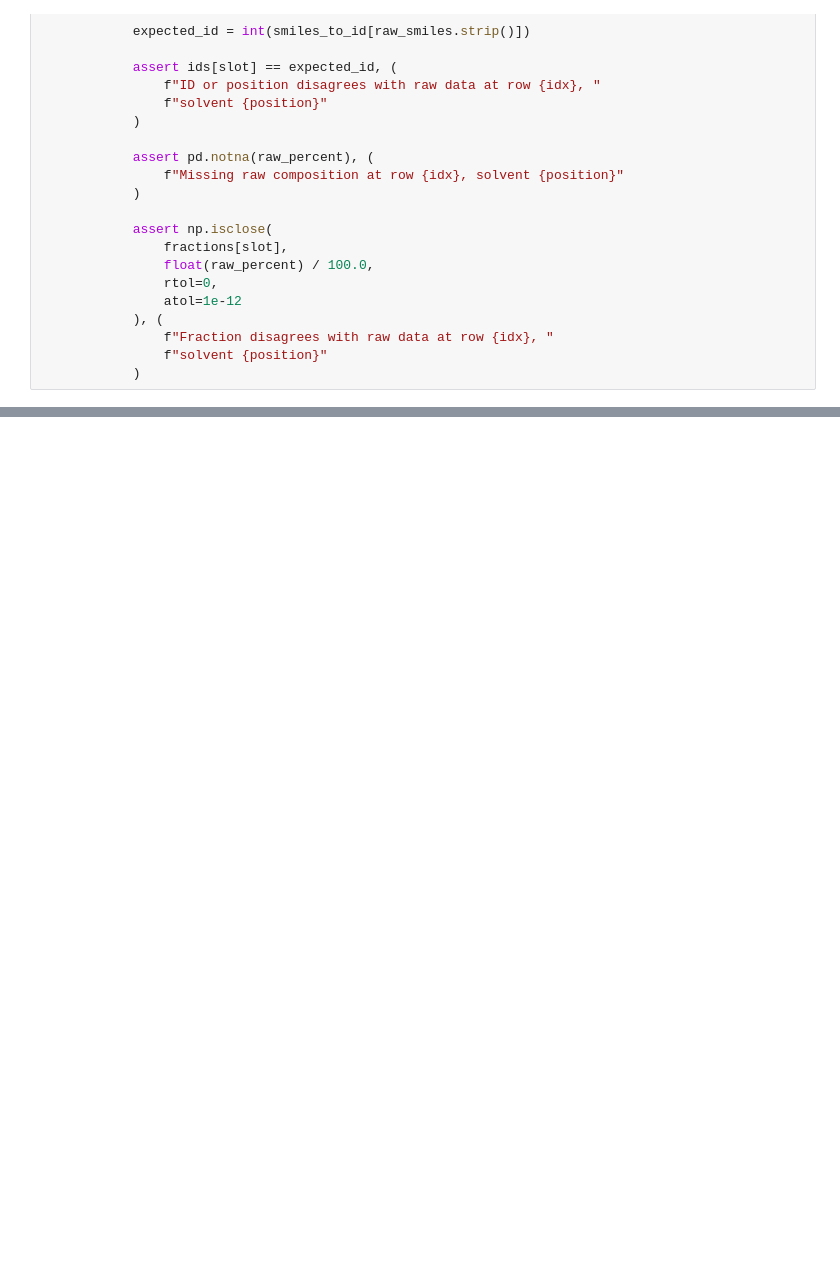
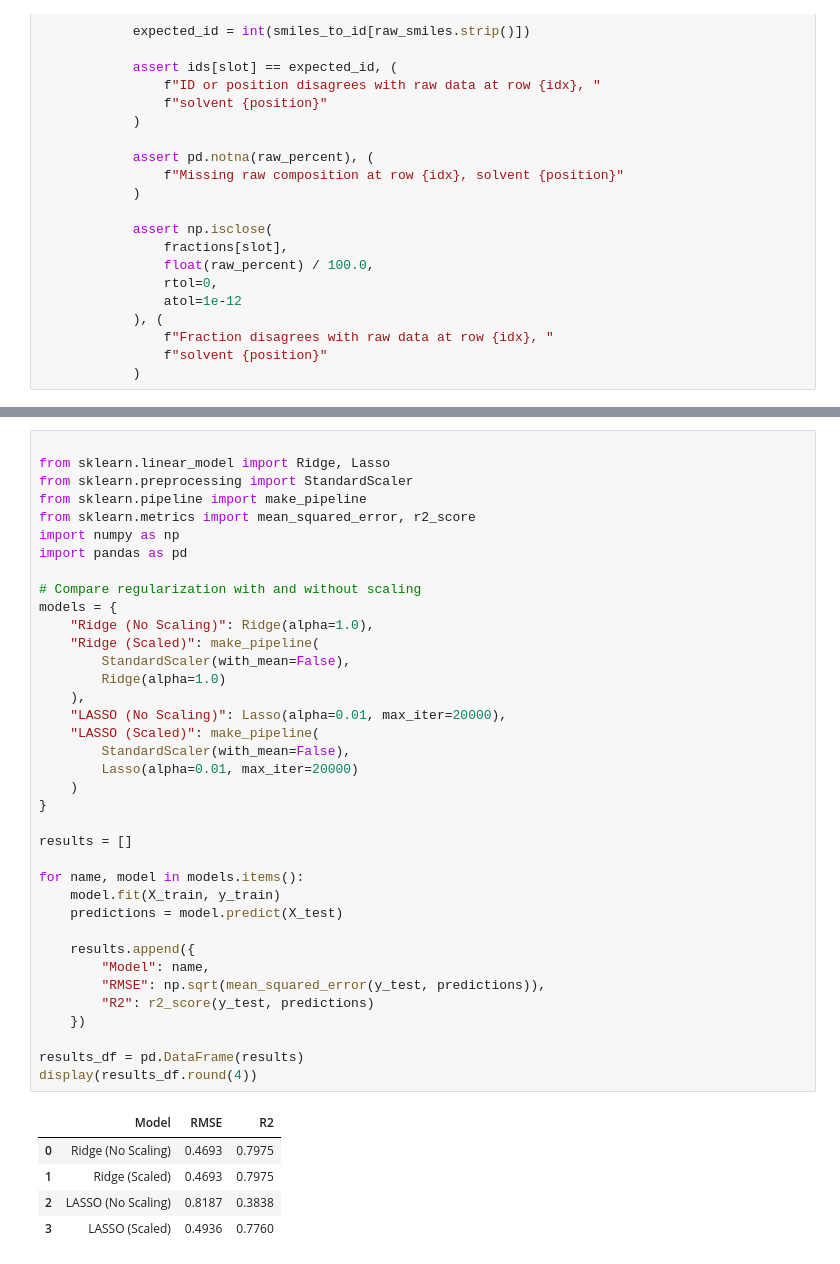
Before and after one commit to nami-nia/CHE1147-Data-Science-Project, a Jupyter notebook: CheMixHub_EDA_Cleaning.ipynb, the cells around one changed output, grey strips where cells are left out. Drawn from its saved outputs; the diff is of its cells as text; blank space fills up the shorter version.

```diff
--- a/CheMixHub_EDA_Cleaning.ipynb
+++ b/CheMixHub_EDA_Cleaning.ipynb
@@ -1763,0 +2329,43 @@ print("\nFinal dataset and outlier policy report saved.")
+# %%
+
+from sklearn.linear_model import Ridge, Lasso
+from sklearn.preprocessing import StandardScaler
+from sklearn.pipeline import make_pipeline
+from sklearn.metrics import mean_squared_error, r2_score
+import numpy as np
+import pandas as pd
+
+# Compare regularization with and without scaling
+models = {
+    "Ridge (No Scaling)": Ridge(alpha=1.0),
+    "Ridge (Scaled)": make_pipeline(
+        StandardScaler(with_mean=False),
+        Ridge(alpha=1.0)
+    ),
+    "LASSO (No Scaling)": Lasso(alpha=0.01, max_iter=20000),
+    "LASSO (Scaled)": make_pipeline(
+        StandardScaler(with_mean=False),
+        Lasso(alpha=0.01, max_iter=20000)
+    )
+}
+
+results = []
+
+for name, model in models.items():
+    model.fit(X_train, y_train)
+    predictions = model.predict(X_test)
+
+    results.append({
+        "Model": name,
+        "RMSE": np.sqrt(mean_squared_error(y_test, predictions)),
+        "R2": r2_score(y_test, predictions)
+    })
+
+results_df = pd.DataFrame(results)
+display(results_df.round(4))
+# %% [output]
+|  | Model | RMSE | R2 |
+| 0 | Ridge (No Scaling) | 0.4693 | 0.7975 |
+| 1 | Ridge (Scaled) | 0.4693 | 0.7975 |
+| 2 | LASSO (No Scaling) | 0.8187 | 0.3838 |
+| 3 | LASSO (Scaled) | 0.4936 | 0.7760 |
```
Also changed, not shown: parts of 55 cells of this notebook.
